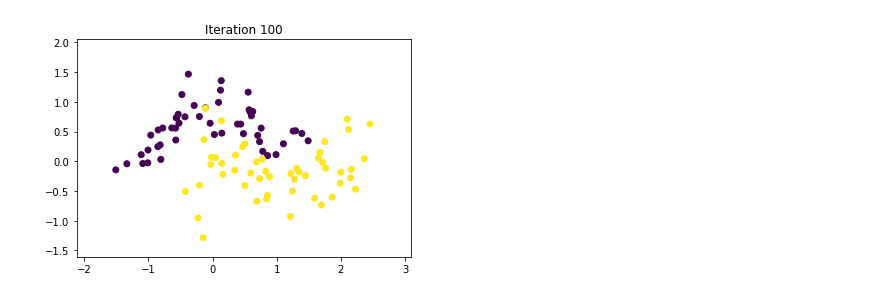
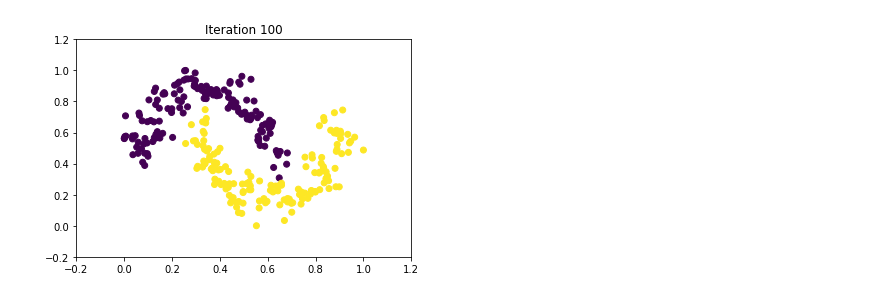
Before and after one commit to danallison/synthetic-netflix-data, a Jupyter notebook: jupyter/NearestNeighborsNoiseAnimation.ipynb, the cells around one changed output. Saved outputs shown, nothing was run; the diff lists cells and outputs as text; code cells hidden in the pictures.

```diff
--- a/jupyter/NearestNeighborsNoiseAnimation.ipynb
+++ b/jupyter/NearestNeighborsNoiseAnimation.ipynb
@@ -7,6 +8,7 @@ from sklearn.datasets import make_blobs, make_moons
 %matplotlib inline
 # %%
 # data = np.random.laplace(size=(200, 2))
-# data, color = make_blobs(random_state=12, cluster_std=2.0)
-data, color = make_moons(noise=0.1, random_state=12)
+# data, color = make_blobs(n_samples=1000, centers=2, random_state=12, cluster_std=2.0)
+data, color = make_moons(n_samples=300, noise=0.15, random_state=12)
+data = minmax_scale(data)
 data = np.array([data[:,0], data[:,1], color]).T
@@ -46,25 +20,27 @@ def get_next_gen(gen0data):
 # %%
 # https://matplotlib.org/examples/animation/moviewriter.html
 IMWriter = manimation.writers.avail['imagemagick']
 writer = IMWriter(fps=10, metadata={'title':'Moon Test'})
 
 d = data
 
 fig = plt.figure()
 scatter = plt.scatter(d[:, 0], d[:, 1], c=d[:,2])
 plt.title('Iteration 0')
 
-plt.xlim(d[:,0].min() - 1, d[:,0].max() + 1)
-plt.ylim(d[:,1].min() - 1, d[:,1].max() + 1)
-with writer.saving(fig, "images/moon_scatter_with_laplace_noise.gif", 100):
+margin = 0.2
+plt.xlim(d[:,0].min() - margin, d[:,0].max() + margin)
+plt.ylim(d[:,1].min() - margin, d[:,1].max() + margin)
+with writer.saving(fig, "images/moon_scatter.gif", 100):
     for i in range(1, 101):
-        d = get_next_gen(d)
+        d = shuffle_neighbors(d)
         d = d.copy()
-        d[:,0] += np.random.laplace(scale=0.02,size=d[:,0].shape)
-        d[:,1] += np.random.laplace(scale=0.02,size=d[:,1].shape)
-        scatter.remove()
-        scatter = plt.scatter(d[:, 0], d[:, 1], c=d[:,2])
-        plt.title('Iteration {}'.format(i))
-        writer.grab_frame()
+        # d[:,0] += np.random.laplace(scale=0.02,size=d[:,0].shape)
+        # d[:,1] += np.random.laplace(scale=0.02,size=d[:,1].shape)
+        if (i % 1) == 0:
+            scatter.remove()
+            scatter = plt.scatter(d[:, 0], d[:, 1], c=d[:,2])
+            plt.title('Iteration {}'.format(i))
+            writer.grab_frame()
 # %% [output]
-[figure, old version]
+[figure, new version]
```
Also changed, not shown: parts of 4 cells of this notebook, 2 other files.
